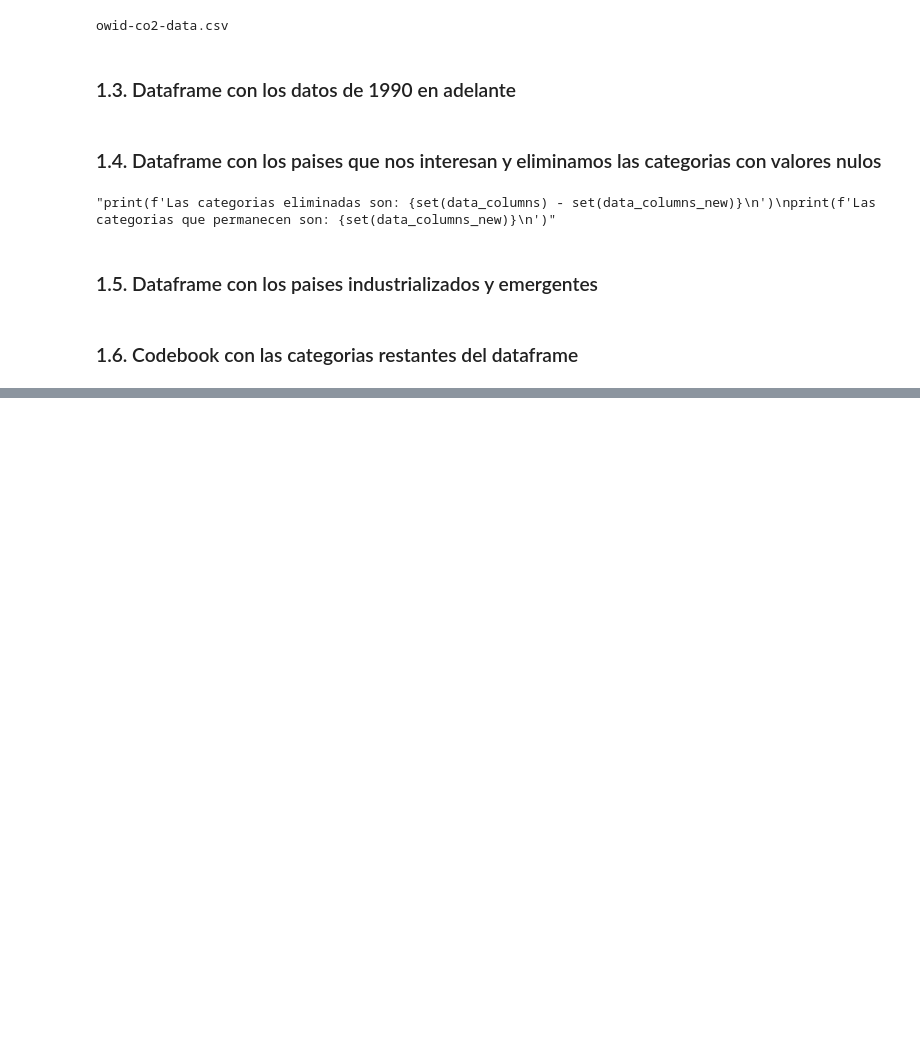
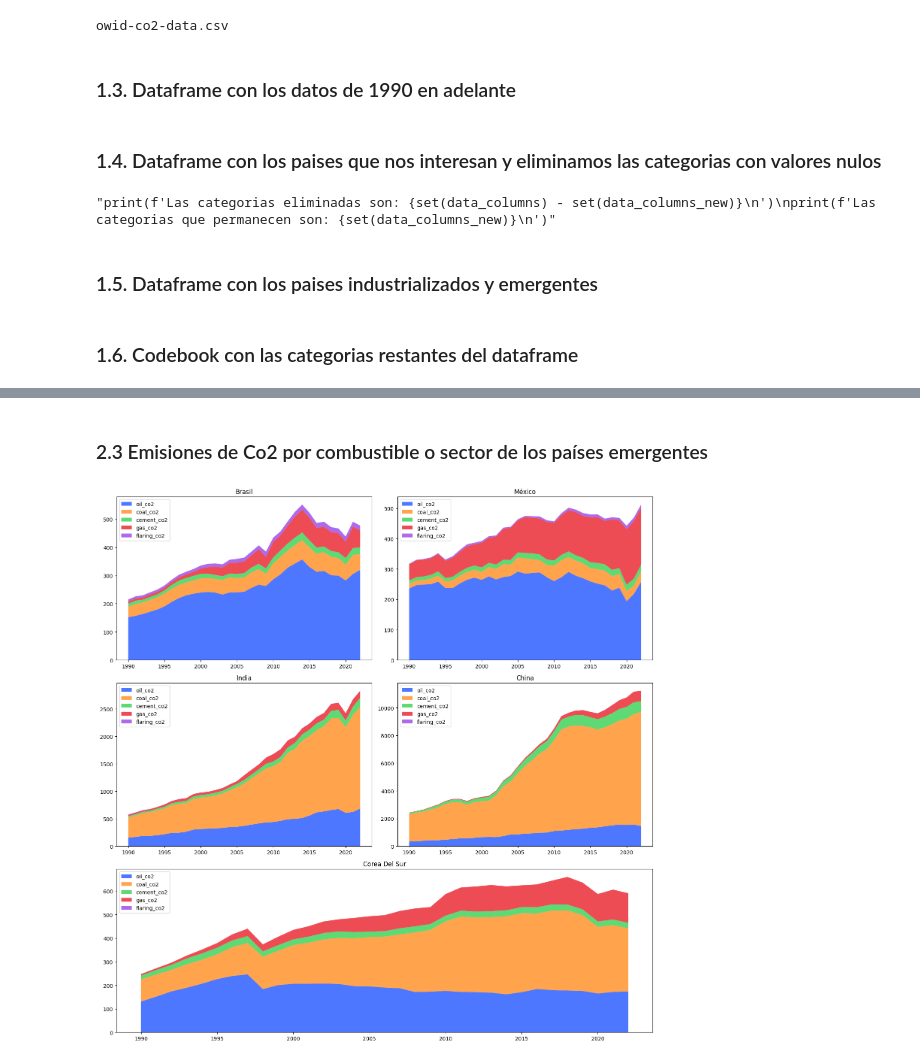
Before and after one commit to ramxv/proyecto-mod1-sic, a Jupyter notebook: main.ipynb, the cells around one changed output, grey strips where cells are left out. Saved outputs shown, nothing was run; the diff lists cells and outputs as text; code cells hidden in the pictures; blank space fills up the shorter version.

```diff
--- a/main.ipynb
+++ b/main.ipynb
@@ -174,0 +212,54 @@ codebook.to_csv(ruta_derivada + 'codebook-new.csv', index=False)
+# %% [markdown]
+### 2.3 Emisiones de Co2 por combustible o sector de los países emergentes
+# %%
+# Filtrar las columnas de emisiones para los países emergentes
+emisiones_brasil = data_em[data_em['country'] == 'Brazil'][['oil_co2', 'coal_co2', 'cement_co2', 'gas_co2', 'flaring_co2']]
+emisiones_mexico = data_em[data_em['country'] == 'Mexico'][['oil_co2', 'coal_co2', 'cement_co2', 'gas_co2', 'flaring_co2']]
+emisiones_india = data_em[data_em['country'] == 'India'][['oil_co2', 'coal_co2', 'cement_co2', 'gas_co2', 'flaring_co2']]
+emisiones_china = data_em[data_em['country'] == 'China'][['oil_co2', 'coal_co2', 'cement_co2', 'gas_co2', 'flaring_co2']]
+emisiones_cdelsur = data_em[data_em['country'] == 'South Korea'][['oil_co2', 'coal_co2', 'cement_co2', 'gas_co2', 'flaring_co2']]
+
+# Filtrar los años para los países emergentes
+years_brasil = data_em[data_em['country'] == 'Brazil'][['year']]
+years_mexico = data_em[data_em['country'] == 'Mexico'][['year']]
+years_india = data_em[data_em['country'] == 'India'][['year']]
+years_china = data_em[data_em['country'] == 'China'][['year']]
+years_cdelsur = data_em[data_em['country'] == 'South Korea'][['year']]
+
+pal = sns.color_palette('bright')
+
+fig = plt.figure(figsize=(15, 15))
+
+# Definir la cuadrícula de subgráficos
+ax1 = plt.subplot2grid((3, 2), (0, 0))
+ax2 = plt.subplot2grid((3, 2), (0, 1))
+ax3 = plt.subplot2grid((3, 2), (1, 0))
+ax4 = plt.subplot2grid((3, 2), (1, 1))
+ax5 = plt.subplot2grid((3, 2), (2, 0), colspan=3)  # Corea del Sur ocupará los dos cuadrantes inferiores
+
+# Graficar los stackplots para cada país y añadir leyendas
+ax1.stackplot(years_brasil['year'], emisiones_brasil.T, labels=emisiones_brasil.columns, alpha=0.7, colors=pal)
+ax1.set_title('Brasil')
+ax1.legend(loc='upper left')
+
+ax2.stackplot(years_mexico['year'], emisiones_mexico.T, labels=emisiones_mexico.columns, alpha=0.7, colors=pal)
+ax2.set_title('México')
+ax2.legend(loc='upper left')
+
+ax3.stackplot(years_india['year'], emisiones_india.T, labels=emisiones_india.columns, alpha=0.7, colors=pal)
+ax3.set_title('India')
+ax3.legend(loc='upper left')
+
+ax4.stackplot(years_china['year'], emisiones_china.T, labels=emisiones_china.columns, alpha=0.7, colors=pal)
+ax4.set_title('China')
+ax4.legend(loc='upper left')
+
+ax5.stackplot(years_cdelsur['year'], emisiones_cdelsur.T, labels=emisiones_cdelsur.columns, alpha=0.7, colors=pal)
+ax5.set_title('Corea Del Sur')
+ax5.legend(loc='upper left')
+
+plt.subplots_adjust(wspace=0, hspace=0)
+plt.tight_layout()
+plt.show()
+# %% [output]
+[figure, added]
```
Also changed, not shown: parts of 10 cells of this notebook, 5 other files.
